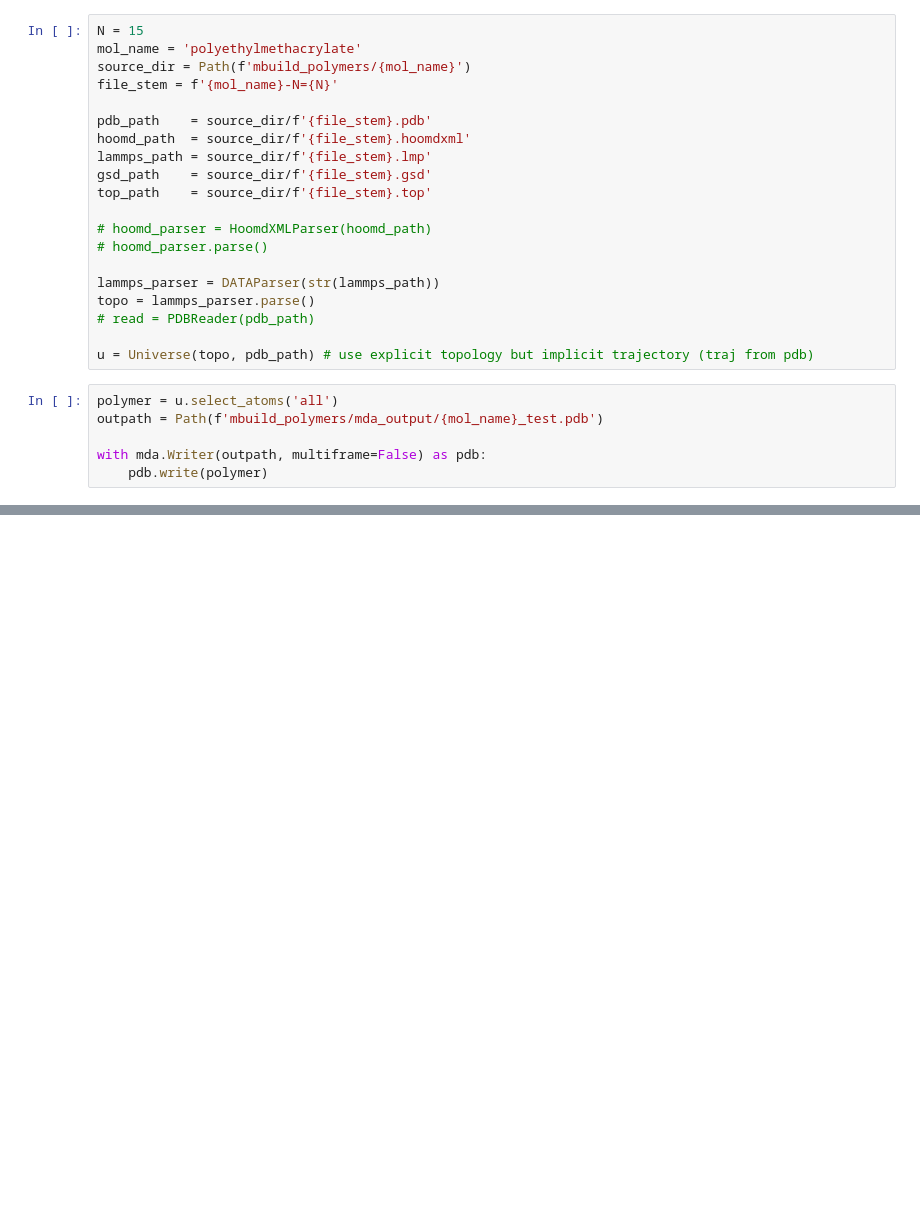
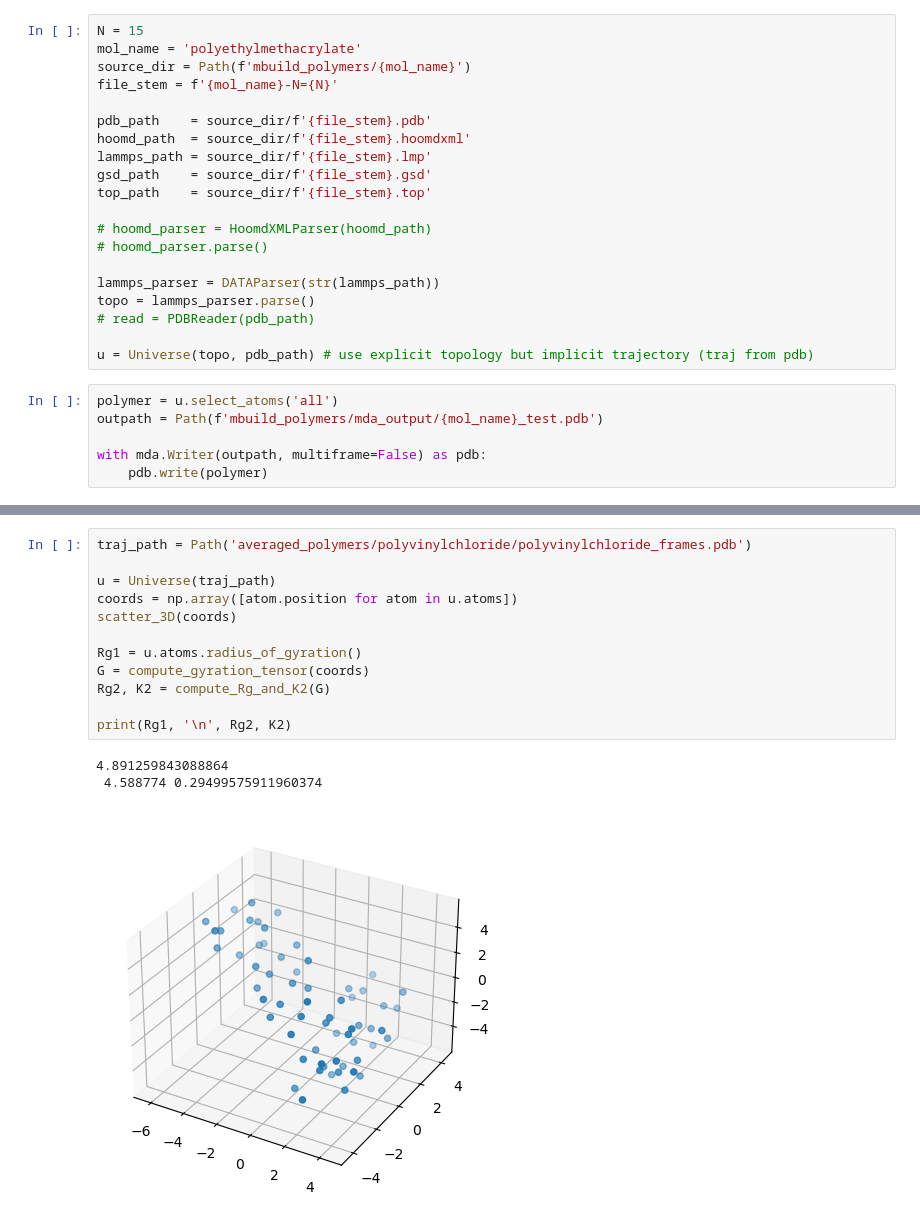
Before and after one commit to openforcefield/polymer_examples, a Jupyter notebook: mdanalysis_scripts.ipynb, the cells around one changed output, grey strips where cells are left out. Saved outputs shown, nothing was run; the diff lists cells and outputs as text; blank space fills up the shorter version.

Commit message:
Added methods for computing gyration tensor, gyration radius, and shape anisotropy to mdanalysis scripts

```diff
--- a/mdanalysis_scripts.ipynb
+++ b/mdanalysis_scripts.ipynb
@@ -38,0 +94,16 @@ with mda.Writer(outpath, multiframe=False) as pdb:
+# %%
+traj_path = Path('averaged_polymers/polyvinylchloride/polyvinylchloride_frames.pdb')
+
+u = Universe(traj_path)
+coords = np.array([atom.position for atom in u.atoms])
+scatter_3D(coords)
+
+Rg1 = u.atoms.radius_of_gyration()
+G = compute_gyration_tensor(coords)
+Rg2, K2 = compute_Rg_and_K2(G)
+
+print(Rg1, '\n', Rg2, K2)
+# %% [output]
+4.891259843088864
+ 4.588774 0.29499575911960374
+[figure, added]
```
Also changed, not shown: parts of 3 cells of this notebook, 2 other files.
